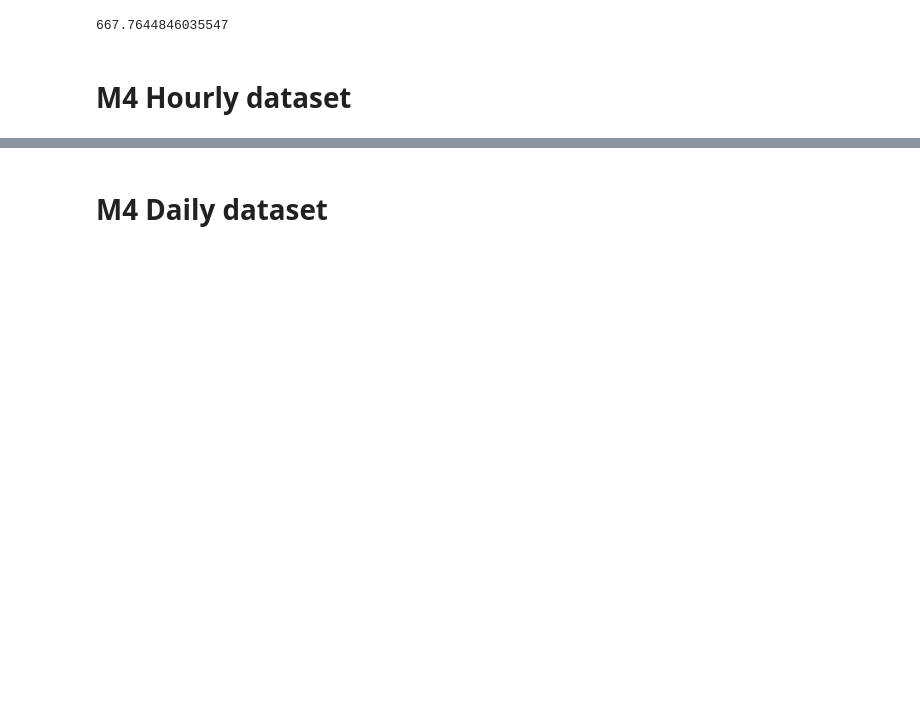
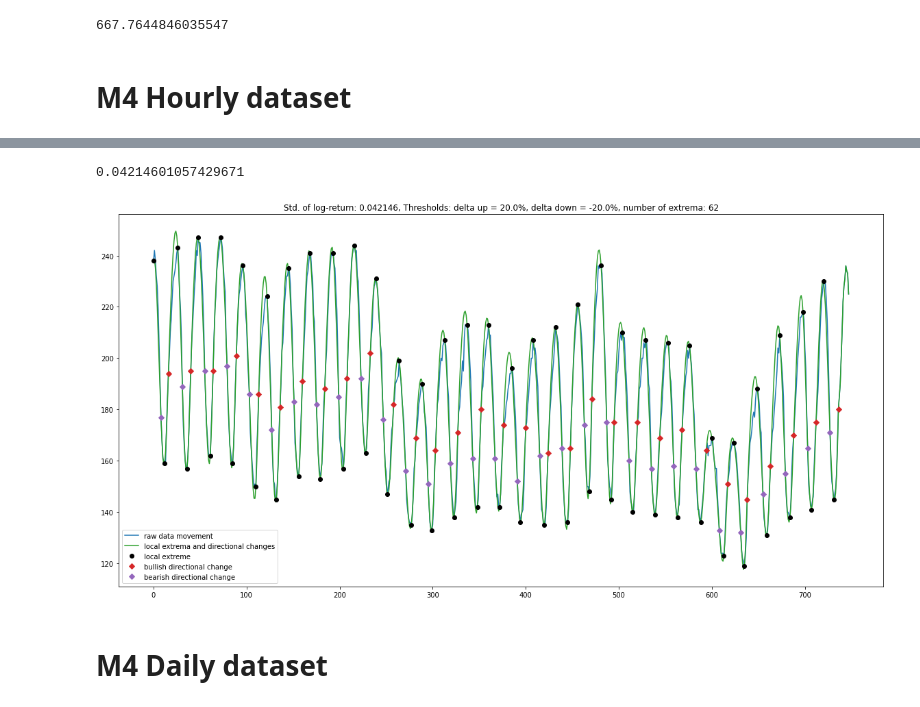
Before and after one commit to LinusLin6769/DCLaboratory01, a Jupyter notebook: playground.ipynb, the cells around one changed output, grey strips where cells are left out. Cells and saved outputs as stored; diff of their text form; code cells hidden in the pictures; blank space fills up the shorter version.

```diff
--- a/playground.ipynb
+++ b/playground.ipynb
@@ -537,3 +528,11 @@ NameError: name 'd' is not defined
+# %%
+t8 = DCTransformer()
+print(np.std(np.diff(np.log(d['13']))))
+t8.transform(d['13'], threshold=(0.2, -0.2), kind='cubic')
+t8.make_plot(marks=True)
+# %% [output]
+0.04214601057429671
+[figure, added]
 # %% [markdown]
 # M4 Daily dataset
 # %%
```
Also changed, not shown: parts of 11 cells of this notebook, 4 other files.
